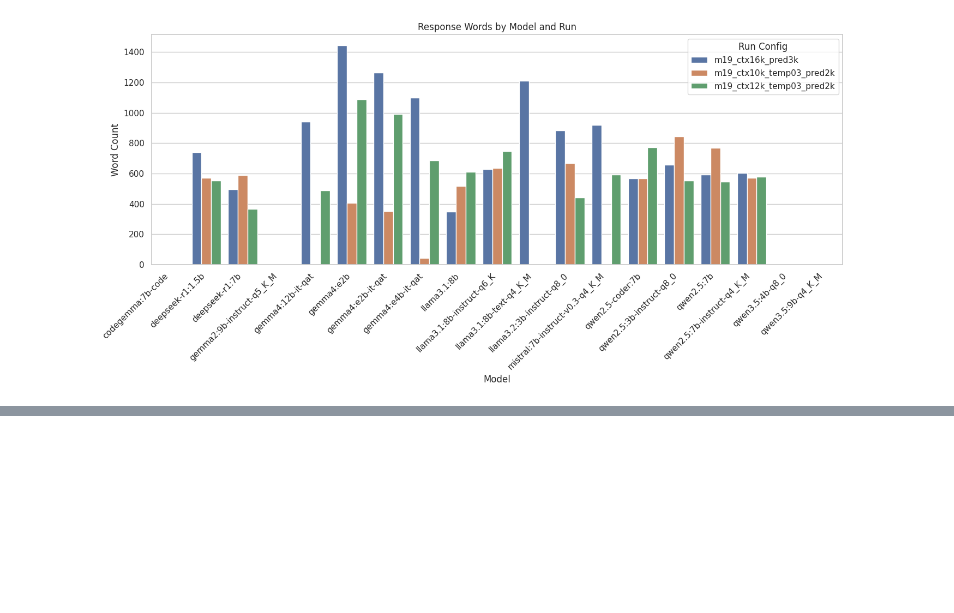
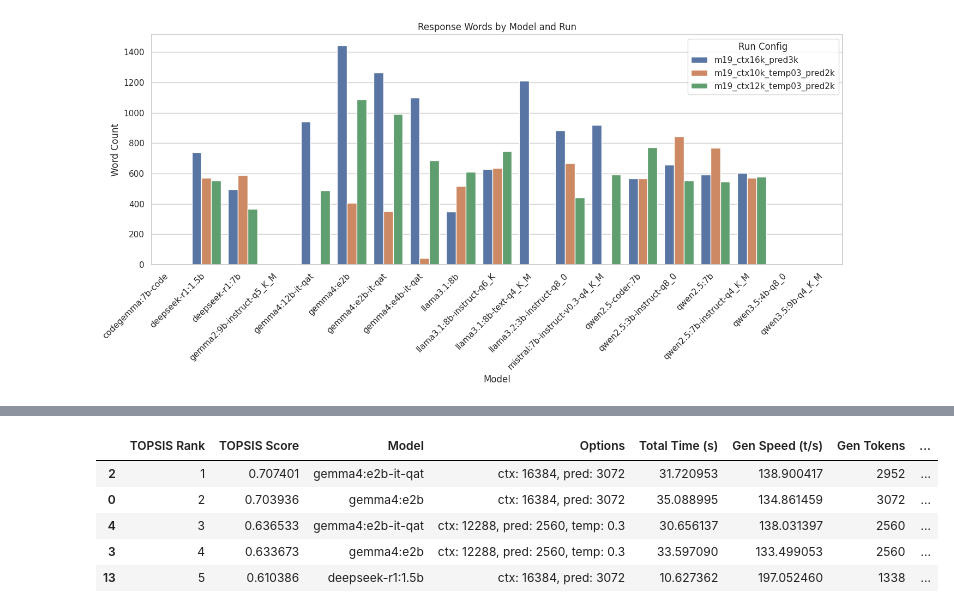
Before and after one commit to kirillstrelkov/job-hunt, a Jupyter notebook: tools/py/tailor_cv_eval/tools/eval_models_with_diff_options/view_results.ipynb, the cells around one changed output, grey strips where cells are left out. Cells and saved outputs as stored; diff of their text form; code cells hidden in the pictures; blank space fills up the shorter version.

```diff
--- a/tools/py/tailor_cv_eval/tools/eval_models_with_diff_options/view_results.ipynb
+++ b/tools/py/tailor_cv_eval/tools/eval_models_with_diff_options/view_results.ipynb
@@ -222,0 +337,57 @@ display(styled_df)
+# %%
+import skcriteria as skc
+from skcriteria.preprocessing import scalers
+from skcriteria.madm import similarity
+
+# Set objectives: min (-1), max (1), max (1), max (1)
+matrix = skc.mkdm(
+    df[
+        [
+            ModelStatsDisplayCols.TOTAL_TIME,
+            ModelStatsDisplayCols.GEN_SPEED,
+            ModelStatsDisplayCols.GEN_TOKENS,
+            ModelStatsDisplayCols.RESPONSE_WORDS,
+        ]
+    ].values,
+    objectives=[-1, 1, 1, 1],
+    alternatives=df[ModelStatsDisplayCols.MODEL].values,
+    criteria=["Time", "Speed", "Tokens", "Words"],
+)
+
+# Apply TOPSIS
+scaler = scalers.VectorScaler(target="matrix")
+decider = similarity.TOPSIS()
+decision = decider.evaluate(scaler.transform(matrix))
+
+# 1. Extract the rankings from the decision object (1 is the best)
+df["TOPSIS Rank"] = decision.rank_
+
+# 2. Extract the actual similarity score (how close it is to the "Ideal" model)
+# Higher score is better (ranges from 0 to 1)
+df["TOPSIS Score"] = decision.e_.similarity
+
+# 3. Sort your dataframe so the #1 ranked model is at the top
+df_sorted = df.sort_values(by="TOPSIS Rank")
+
+# 4. Use Jupyter's rich display instead of print() for a beautiful HTML table
+display(
+    df_sorted[
+        [
+            "TOPSIS Rank",
+            "TOPSIS Score",
+            ModelStatsDisplayCols.MODEL,
+            ModelStatsDisplayCols.OPTIONS,
+            ModelStatsDisplayCols.TOTAL_TIME,
+            ModelStatsDisplayCols.GEN_SPEED,
+            ModelStatsDisplayCols.GEN_TOKENS,
+            ModelStatsDisplayCols.RESPONSE_WORDS,
+        ]
+    ].head()
+)
+# %% [output]
+|  | TOPSIS Rank | TOPSIS Score | Model | Options | Total Time (s) | Gen Speed (t/s) | Gen Tokens | ... |
+| 2 | 1 | 0.707401 | gemma4:e2b-it-qat | ctx: 16384, pred: 3072 | 31.720953 | 138.900417 | 2952 | ... |
+| 0 | 2 | 0.703936 | gemma4:e2b | ctx: 16384, pred: 3072 | 35.088995 | 134.861459 | 3072 | ... |
+| 4 | 3 | 0.636533 | gemma4:e2b-it-qat | ctx: 12288, pred: 2560, temp: 0.3 | 30.656137 | 138.031397 | 2560 | ... |
+| 3 | 4 | 0.633673 | gemma4:e2b | ctx: 12288, pred: 2560, temp: 0.3 | 33.597090 | 133.499053 | 2560 | ... |
+| 13 | 5 | 0.610386 | deepseek-r1:1.5b | ctx: 16384, pred: 3072 | 10.627362 | 197.052460 | 1338 | ... |
```
Also changed, not shown: parts of 9 cells of this notebook, 5 other files.
